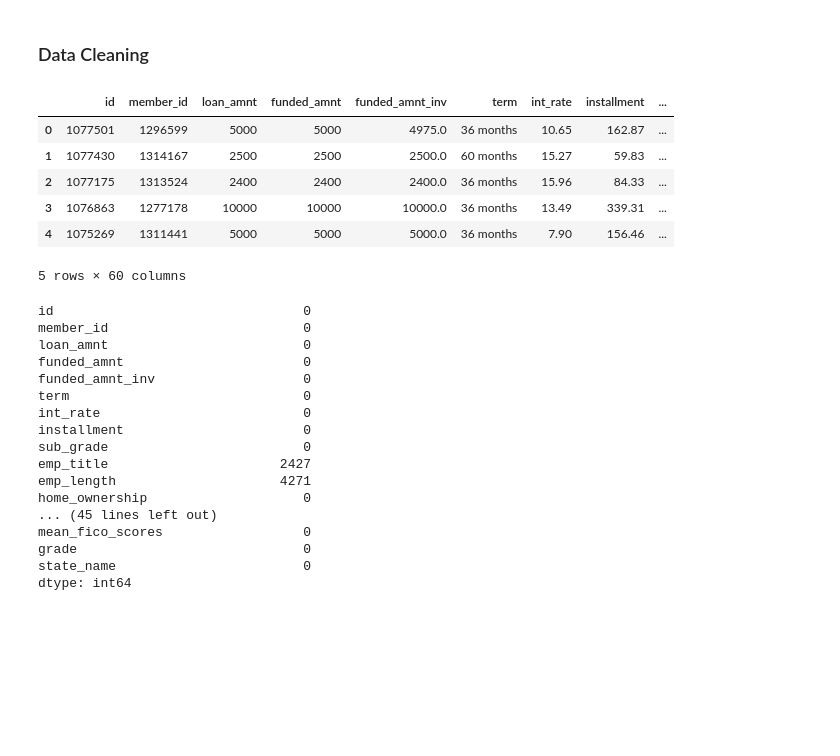
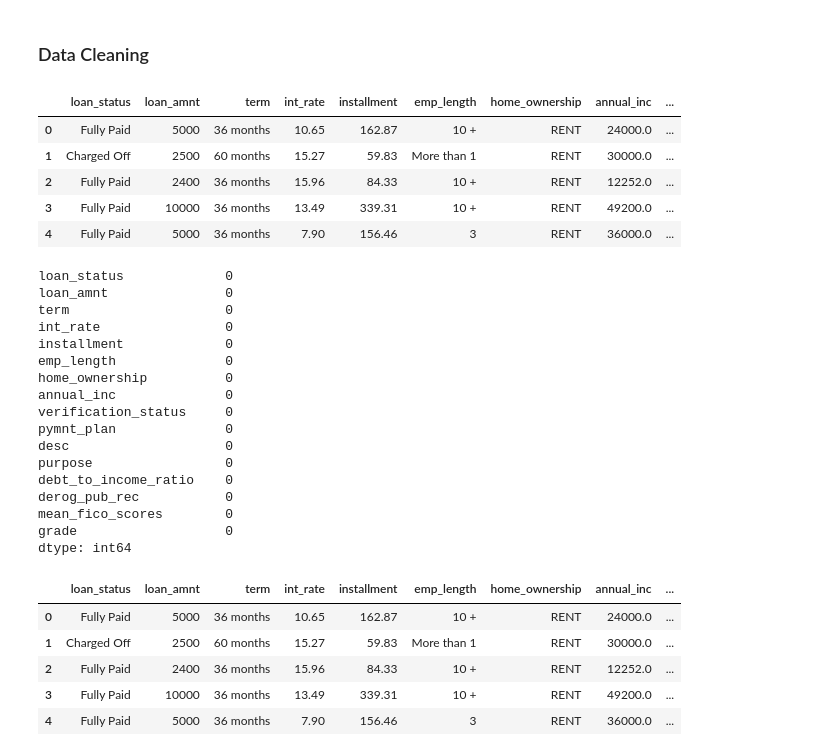
Before and after one commit to JonnyNelson1/final_project_codeclan, a Jupyter notebook: final_project_directory/exploratory_data_analysis/machine_learning_python.ipynb, the cells around one changed output. Cells and saved outputs as stored; diff of their text form; code cells hidden in the pictures; blank space fills up the shorter version.

```diff
--- a/final_project_directory/exploratory_data_analysis/machine_learning_python.ipynb
+++ b/final_project_directory/exploratory_data_analysis/machine_learning_python.ipynb
@@ -7,6 +7,6 @@ import pandas as pd
 import pandas_profiling
 import numpy as np
 # %%
-lc_loans = pd.read_csv("python_ml_data/lc_loans.csv")
+lc_loans = pd.read_csv("python_ml_data/ml_data.csv")
 lc_loans.head()
 # %% [output]
@@ -24,35 +23,46 @@ TypeError: concat() got an unexpected keyword argument 'join_axes'
 # %% [markdown]
 ### Data Cleaning
 # %%
-# take only rows that are not current loans
-lc_loans = lc_loans.loc[lc_loans["loan_status"] != "Current"].copy()
-
+# Data has been cleaning in R
 lc_loans.head()
 # %% [output]
-|  | id | member_id | loan_amnt | funded_amnt | funded_amnt_inv | term | int_rate | installment | ... |
-| 0 | 1077501 | 1296599 | 5000 | 5000 | 4975.0 | 36 months | 10.65 | 162.87 | ... |
-| 1 | 1077430 | 1314167 | 2500 | 2500 | 2500.0 | 60 months | 15.27 | 59.83 | ... |
-| 2 | 1077175 | 1313524 | 2400 | 2400 | 2400.0 | 36 months | 15.96 | 84.33 | ... |
-| 3 | 1076863 | 1277178 | 10000 | 10000 | 10000.0 | 36 months | 13.49 | 339.31 | ... |
-| 4 | 1075269 | 1311441 | 5000 | 5000 | 5000.0 | 36 months | 7.90 | 156.46 | ... |
+|  | loan_status | loan_amnt | term | int_rate | installment | emp_length | home_ownership | annual_inc | ... |
+| 0 | Fully Paid | 5000 | 36 months | 10.65 | 162.87 | 10 + | RENT | 24000.0 | ... |
+| 1 | Charged Off | 2500 | 60 months | 15.27 | 59.83 | More than 1 | RENT | 30000.0 | ... |
+| 2 | Fully Paid | 2400 | 36 months | 15.96 | 84.33 | 10 + | RENT | 12252.0 | ... |
+| 3 | Fully Paid | 10000 | 36 months | 13.49 | 339.31 | 10 + | RENT | 49200.0 | ... |
+| 4 | Fully Paid | 5000 | 36 months | 7.90 | 156.46 | 3 | RENT | 36000.0 | ... |
-5 rows × 60 columns
 # %%
+# No NA values remain in the data set
 lc_loans.isna().sum()
 # %% [output]
-id                                0
-member_id                         0
-loan_amnt                         0
-funded_amnt                       0
-funded_amnt_inv                   0
-term                              0
-int_rate                          0
-installment                       0
-sub_grade                         0
-emp_title                      2427
-emp_length                     4271
-home_ownership                    0
-... (45 lines left out)
-mean_fico_scores                  0
-grade                             0
-state_name                        0
+loan_status             0
+loan_amnt               0
+term                    0
+int_rate                0
+installment             0
+emp_length              0
+home_ownership          0
+annual_inc              0
+verification_status     0
+pymnt_plan              0
+desc                    0
+purpose                 0
+debt_to_income_ratio    0
+derog_pub_rec           0
+mean_fico_scores        0
+grade                   0
 dtype: int64
+# %%
+# SciKit needs a numeric value, so convert response variable to numeric
+lc_loans["paid"] = (
+    np.where(lc_loans["loan_status"] == "Fully Paid", 1, 0)
+)
+lc_loans.head()
+# %% [output]
+|  | loan_status | loan_amnt | term | int_rate | installment | emp_length | home_ownership | annual_inc | ... |
+| 0 | Fully Paid | 5000 | 36 months | 10.65 | 162.87 | 10 + | RENT | 24000.0 | ... |
+| 1 | Charged Off | 2500 | 60 months | 15.27 | 59.83 | More than 1 | RENT | 30000.0 | ... |
+| 2 | Fully Paid | 2400 | 36 months | 15.96 | 84.33 | 10 + | RENT | 12252.0 | ... |
+| 3 | Fully Paid | 10000 | 36 months | 13.49 | 339.31 | 10 + | RENT | 49200.0 | ... |
+| 4 | Fully Paid | 5000 | 36 months | 7.90 | 156.46 | 3 | RENT | 36000.0 | ... |
```
Also changed, not shown: parts of 4 cells of this notebook, 3 other files.
